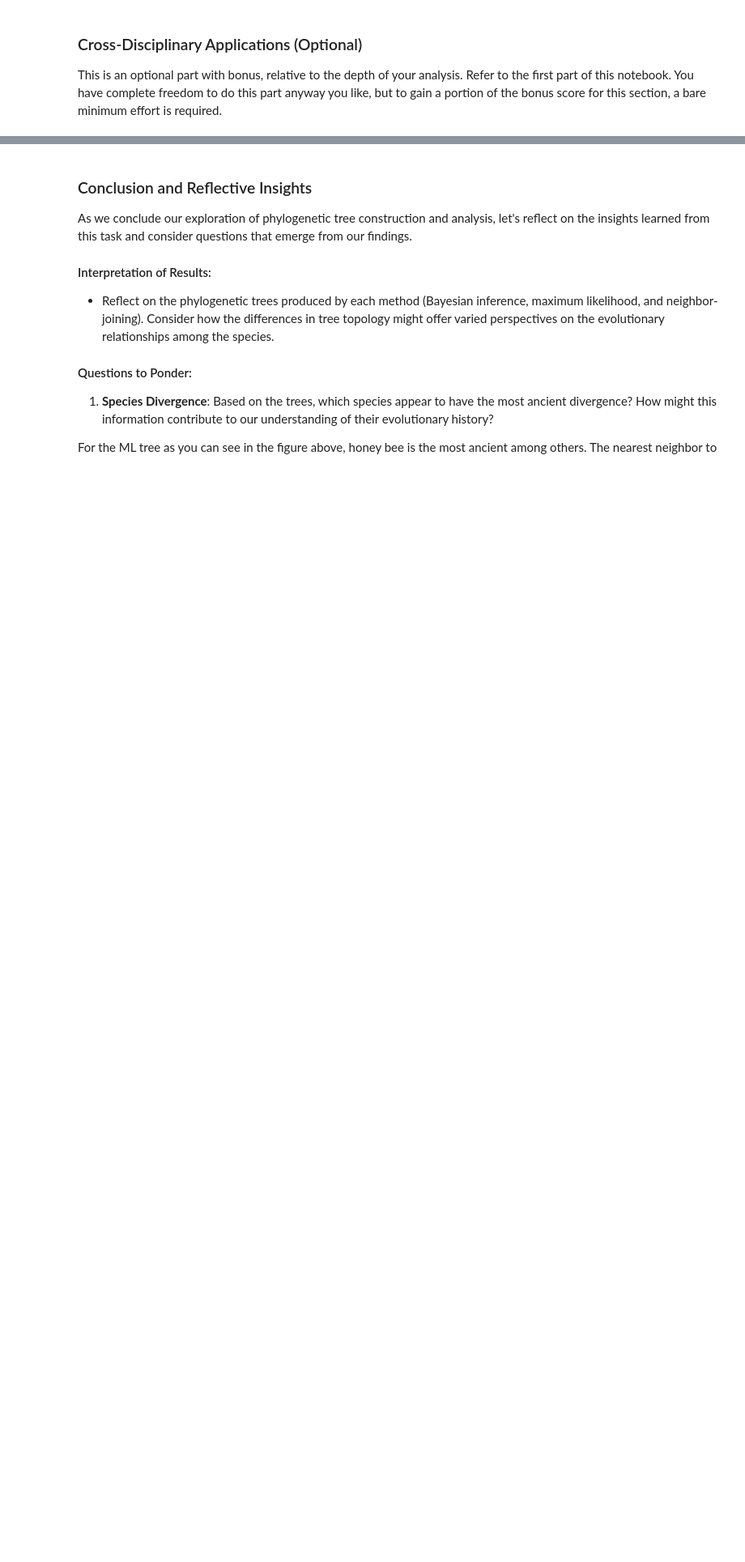
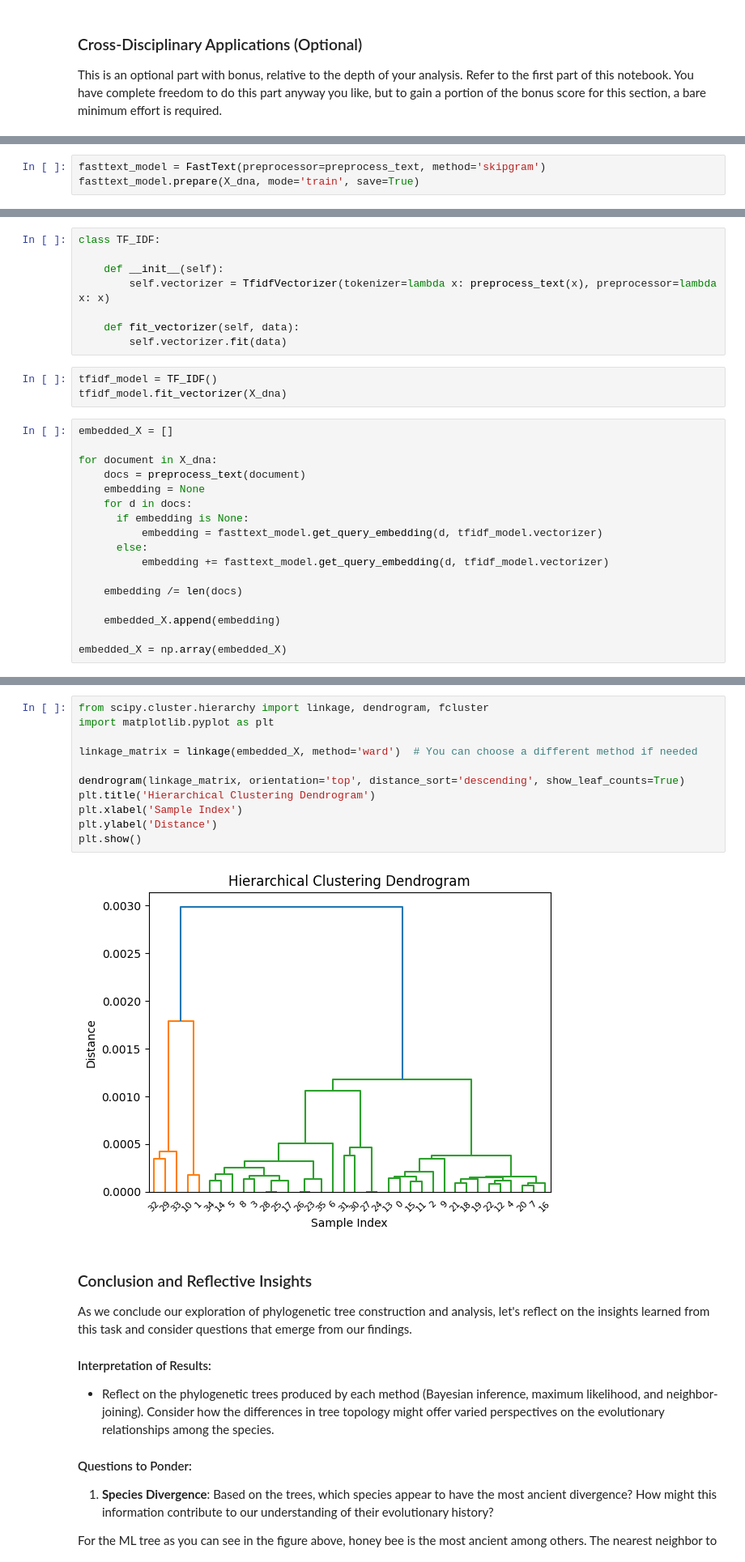
Before and after one commit to mjmaher987/Bioinformatics-Project, a Jupyter notebook: Task 2/MitochondrialComparisonPhylogeneticTreeConstruction.ipynb, the cells around one changed output, grey strips where cells are left out. Shown at 81% size. Drawn from its saved outputs; the diff is of its cells as text; blank space fills up the shorter version.

```diff
--- a/Task 2/MitochondrialComparisonPhylogeneticTreeConstruction.ipynb
+++ b/Task 2/MitochondrialComparisonPhylogeneticTreeConstruction.ipynb
@@ -681,0 +818,3 @@ This is an optional part with bonus, relative to the depth of your analysis. Ref
+# %%
+fasttext_model = FastText(preprocessor=preprocess_text, method='skipgram')
+fasttext_model.prepare(X_dna, mode='train', save=True)
@@ -681,0 +825,28 @@ This is an optional part with bonus, relative to the depth of your analysis. Ref
+# %%
+class TF_IDF:
+
+    def __init__(self):
+        self.vectorizer = TfidfVectorizer(tokenizer=lambda x: preprocess_text(x), preprocessor=lambda x: x)
+
+    def fit_vectorizer(self, data):
+        self.vectorizer.fit(data)
+# %%
+tfidf_model = TF_IDF()
+tfidf_model.fit_vectorizer(X_dna)
+# %%
+embedded_X = []
+
+for document in X_dna:
+    docs = preprocess_text(document)
+    embedding = None
+    for d in docs:
+      if embedding is None:
+          embedding = fasttext_model.get_query_embedding(d, tfidf_model.vectorizer)
+      else:
+          embedding += fasttext_model.get_query_embedding(d, tfidf_model.vectorizer)
+
+    embedding /= len(docs)
+
+    embedded_X.append(embedding)
+
+embedded_X = np.array(embedded_X)
@@ -682,3 +974,16 @@ This is an optional part with bonus, relative to the depth of your analysis. Ref
+# %%
+from scipy.cluster.hierarchy import linkage, dendrogram, fcluster
+import matplotlib.pyplot as plt
+
+linkage_matrix = linkage(embedded_X, method='ward')  # You can choose a different method if needed
+
+dendrogram(linkage_matrix, orientation='top', distance_sort='descending', show_leaf_counts=True)
+plt.title('Hierarchical Clustering Dendrogram')
+plt.xlabel('Sample Index')
+plt.ylabel('Distance')
+plt.show()
+# %% [output]
+[figure, added]
 # %% [markdown]
 ### Conclusion and Reflective Insights
 
```
Also changed, not shown: parts of 18 cells of this notebook.
